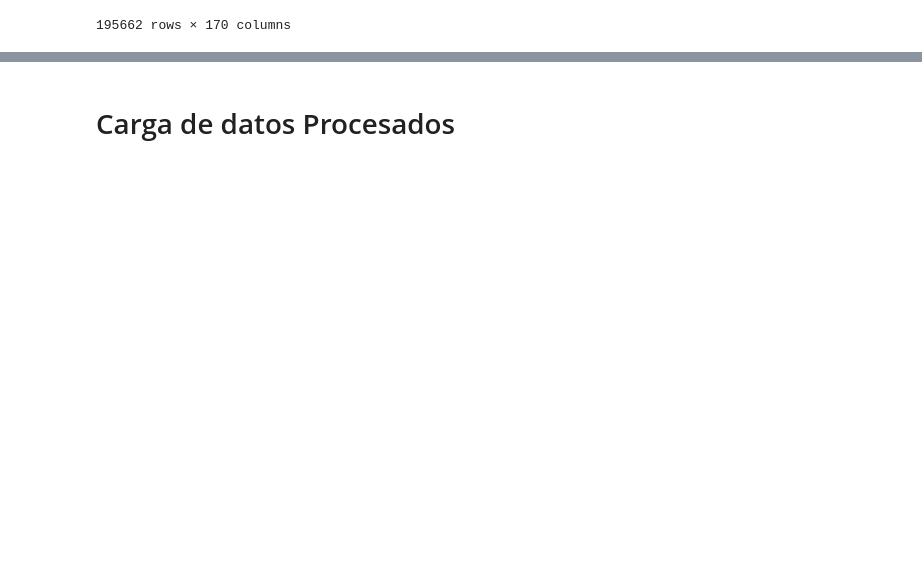
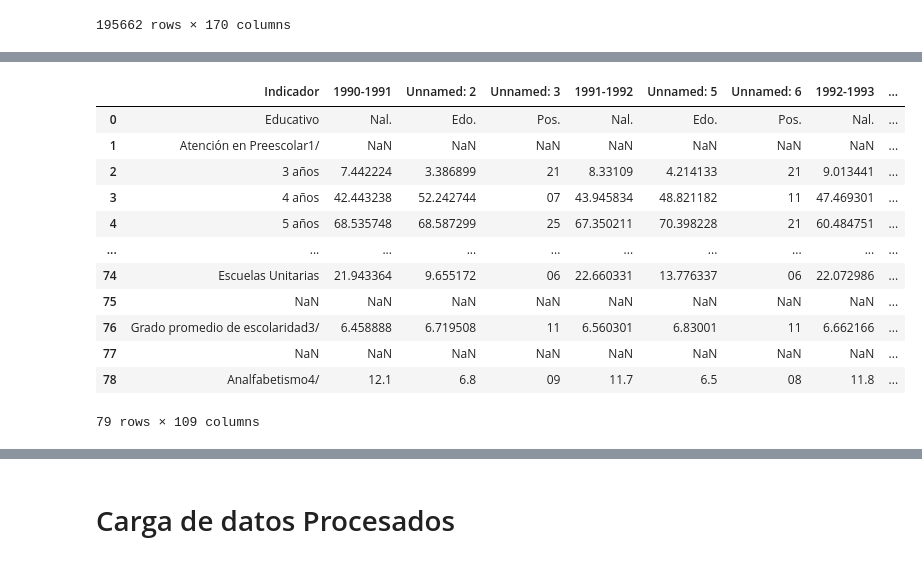
Before and after one commit to IsaacSebastian/ingCaracteristicasProyecto_, a Jupyter notebook: notebooks/1.00_fct_education_data_cleaning.ipynb, the cells around one changed output, grey strips where cells are left out. Cells and saved outputs as stored; diff of their text form; code cells hidden in the pictures; blank space fills up the shorter version.

```diff
--- a/notebooks/calidad_datos_cirett.ipynb
+++ b/notebooks/1.00_fct_education_data_cleaning.ipynb
@@ -1472,0 +1501,17 @@ df
+# %%
+serie_hist=pd.read_excel(REPORTE_SEP_PATH,sheet_name="Serie Hist.",skiprows=9,nrows=79)
+serie_hist
+# %% [output]
+|  | Indicador | 1990-1991 | Unnamed: 2 | Unnamed: 3 | 1991-1992 | Unnamed: 5 | Unnamed: 6 | 1992-1993 | ... |
+| 0 | Educativo | Nal. | Edo. | Pos. | Nal. | Edo. | Pos. | Nal. | ... |
+| 1 | Atención en Preescolar1/ | NaN | NaN | NaN | NaN | NaN | NaN | NaN | ... |
+| 2 | 3 años | 7.442224 | 3.386899 | 21 | 8.33109 | 4.214133 | 21 | 9.013441 | ... |
+| 3 | 4 años | 42.443238 | 52.242744 | 07 | 43.945834 | 48.821182 | 11 | 47.469301 | ... |
+| 4 | 5 años | 68.535748 | 68.587299 | 25 | 67.350211 | 70.398228 | 21 | 60.484751 | ... |
+| ... | ... | ... | ... | ... | ... | ... | ... | ... | ... |
+| 74 | Escuelas Unitarias | 21.943364 | 9.655172 | 06 | 22.660331 | 13.776337 | 06 | 22.072986 | ... |
+| 75 | NaN | NaN | NaN | NaN | NaN | NaN | NaN | NaN | ... |
+| 76 | Grado promedio de escolaridad3/ | 6.458888 | 6.719508 | 11 | 6.560301 | 6.83001 | 11 | 6.662166 | ... |
+| 77 | NaN | NaN | NaN | NaN | NaN | NaN | NaN | NaN | ... |
+| 78 | Analfabetismo4/ | 12.1 | 6.8 | 09 | 11.7 | 6.5 | 08 | 11.8 | ... |
+79 rows × 109 columns
```
Also changed, not shown: parts of 7 cells of this notebook, 7 other files.
